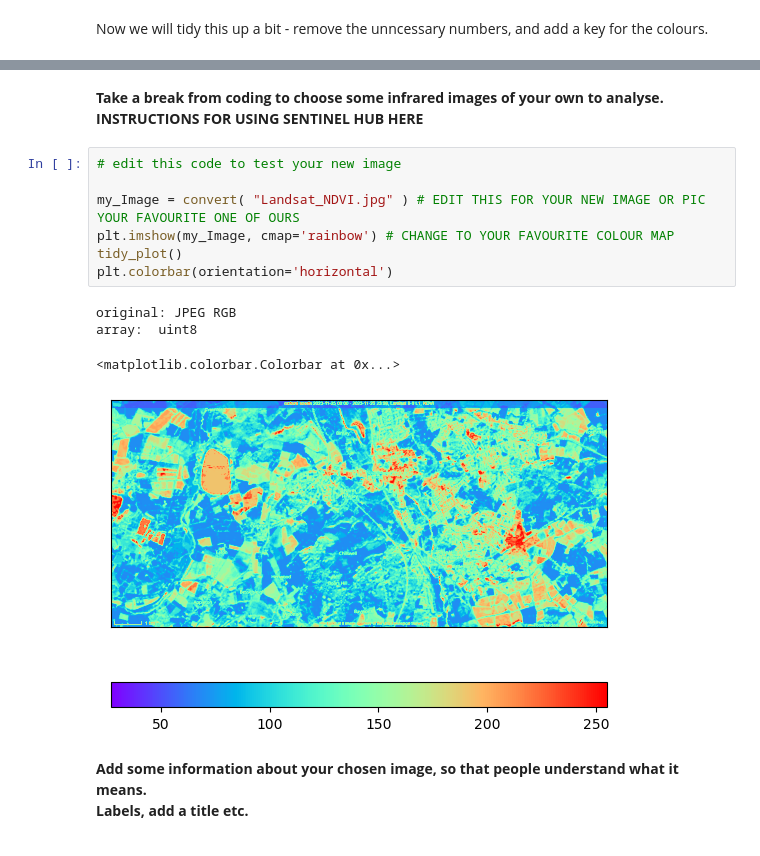
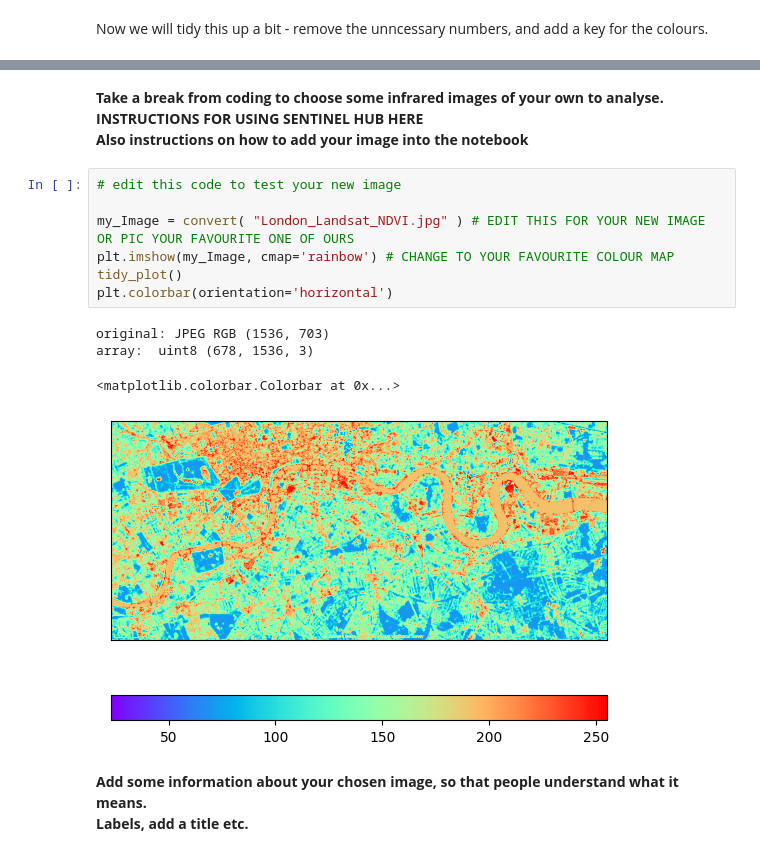
Before and after one commit to hermonochy/satellite-imagery, a Jupyter notebook: content/CCC/CreativeComputingClub.ipynb, the cells around one changed output, grey strips where cells are left out. Saved outputs shown, nothing was run; the diff lists cells and outputs as text.

```diff
--- a/content/CCC/CreativeComputingClub.ipynb
+++ b/content/CCC/CreativeComputingClub.ipynb
@@ -79,18 +84,19 @@ plt.colorbar(orientation='horizontal')
 # %% [markdown]
 **Take a break from coding to choose some infrared images of your own to analyse.<br>
-INSTRUCTIONS FOR USING SENTINEL HUB HERE**
+INSTRUCTIONS FOR USING SENTINEL HUB HERE<br>
+Also instructions on how to add your image into the notebook**
 # %%
 # edit this code to test your new image
 
-my_Image = convert( "Landsat_NDVI.jpg" ) # EDIT THIS FOR YOUR NEW IMAGE OR PIC YOUR FAVOURITE ONE OF OURS
+my_Image = convert( "London_Landsat_NDVI.jpg" ) # EDIT THIS FOR YOUR NEW IMAGE OR PIC YOUR FAVOURITE ONE OF OURS
 plt.imshow(my_Image, cmap='rainbow') # CHANGE TO YOUR FAVOURITE COLOUR MAP
 tidy_plot()
 plt.colorbar(orientation='horizontal')
 # %% [output]
-original: JPEG RGB
-array:  uint8
+original: JPEG RGB (1536, 703)
+array:  uint8 (678, 1536, 3)
 <matplotlib.colorbar.Colorbar at 0x...>
-[figure, old version]
+[figure, new version]
 # %% [markdown]
 **Add some information about your chosen image, so that people understand what it means.<br>
 Labels, add a title etc.**
```
Also changed, not shown: parts of 9 cells of this notebook, 5 other files.
